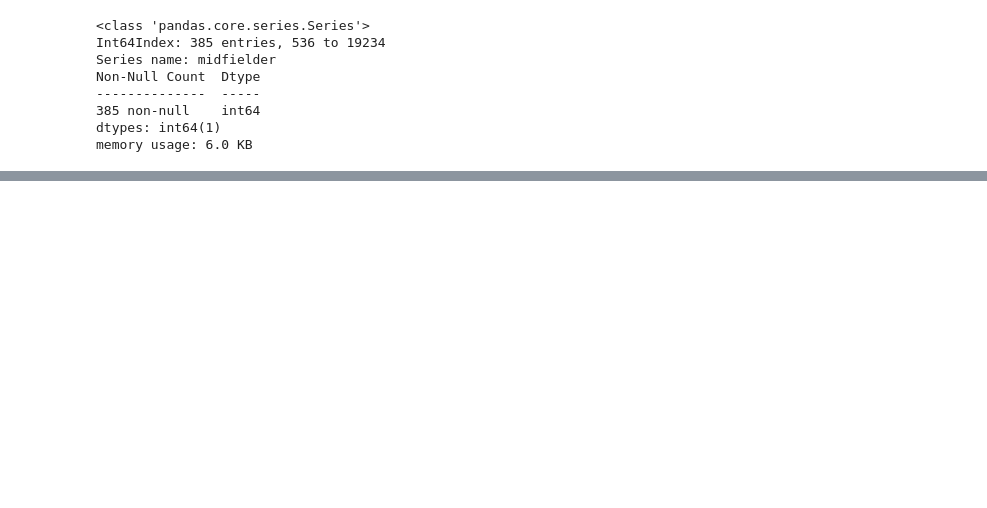
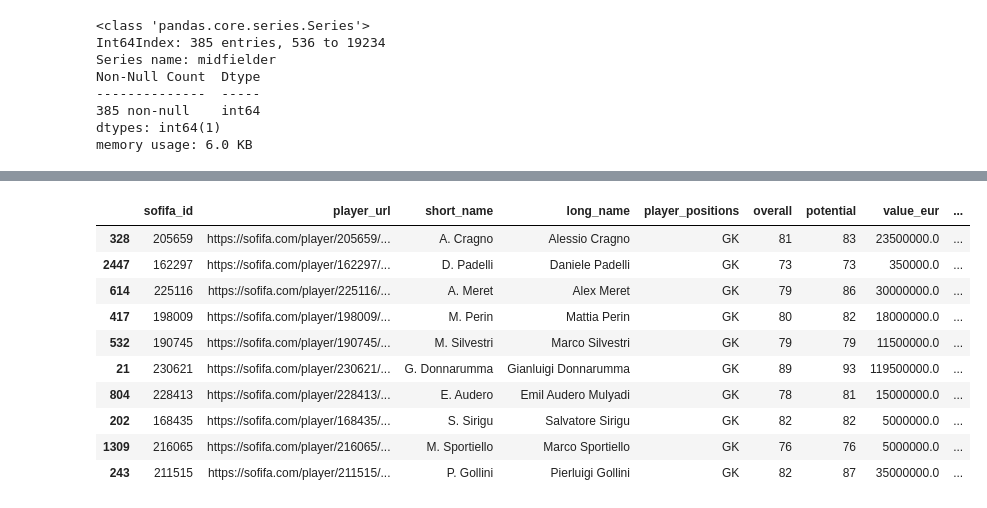
Before and after one commit to rebeccazhang199/MGSC-662-FIFA-Project, a Jupyter notebook: project.ipynb, the cells around one changed output, grey strips where cells are left out. Cells and saved outputs as stored; diff of their text form; code cells hidden in the pictures; blank space fills up the shorter version.

```diff
--- a/project.ipynb
+++ b/project.ipynb
@@ -116,6 +122,8 @@ players.iloc[:, -6:-3] = features*100
 #pd.set_option('display.max_columns', 150)
 #players.head()
 # %%
-players_data = players[players['nationality_name'] == 'China PR']
+players_data = players[players['nationality_name'] == 'Italy']
+players_data = players_data.fillna(0)
+players_data = players_data.sample(300)
 players_data.shape
 # %% [output]
@@ -123,5 +131,5 @@ players_data.shape
 # %%
-pd.set_option('display.max_columns', 150)
+pd.set_option('display.max_columns', None)
 players_data.head()
 # %% [output]
 |  | sofifa_id | player_url | short_name | long_name | player_positions | overall | potential | value_eur | ... |
@@ -309,0 +564,14 @@ memory usage: 6.0 KB
+# %%
+players_data[(players_data['goalkeeping_positioning']>=75) & (players_data['GK']==1)]
+# %% [output]
+|  | sofifa_id | player_url | short_name | long_name | player_positions | overall | potential | value_eur | ... |
+| 328 | 205659 | https://sofifa.com/player/205659/... | A. Cragno | Alessio Cragno | GK | 81 | 83 | 23500000.0 | ... |
+| 2447 | 162297 | https://sofifa.com/player/162297/... | D. Padelli | Daniele Padelli | GK | 73 | 73 | 350000.0 | ... |
+| 614 | 225116 | https://sofifa.com/player/225116/... | A. Meret | Alex Meret | GK | 79 | 86 | 30000000.0 | ... |
+| 417 | 198009 | https://sofifa.com/player/198009/... | M. Perin | Mattia Perin | GK | 80 | 82 | 18000000.0 | ... |
+| 532 | 190745 | https://sofifa.com/player/190745/... | M. Silvestri | Marco Silvestri | GK | 79 | 79 | 11500000.0 | ... |
+| 21 | 230621 | https://sofifa.com/player/230621/... | G. Donnarumma | Gianluigi Donnarumma | GK | 89 | 93 | 119500000.0 | ... |
+| 804 | 228413 | https://sofifa.com/player/228413/... | E. Audero | Emil Audero Mulyadi | GK | 78 | 81 | 15000000.0 | ... |
+| 202 | 168435 | https://sofifa.com/player/168435/... | S. Sirigu | Salvatore Sirigu | GK | 82 | 82 | 5000000.0 | ... |
+| 1309 | 216065 | https://sofifa.com/player/216065/... | M. Sportiello | Marco Sportiello | GK | 76 | 76 | 5000000.0 | ... |
+| 243 | 211515 | https://sofifa.com/player/211515/... | P. Gollini | Pierluigi Gollini | GK | 82 | 87 | 35000000.0 | ... |
```
Also changed, not shown: parts of 8 cells of this notebook.
